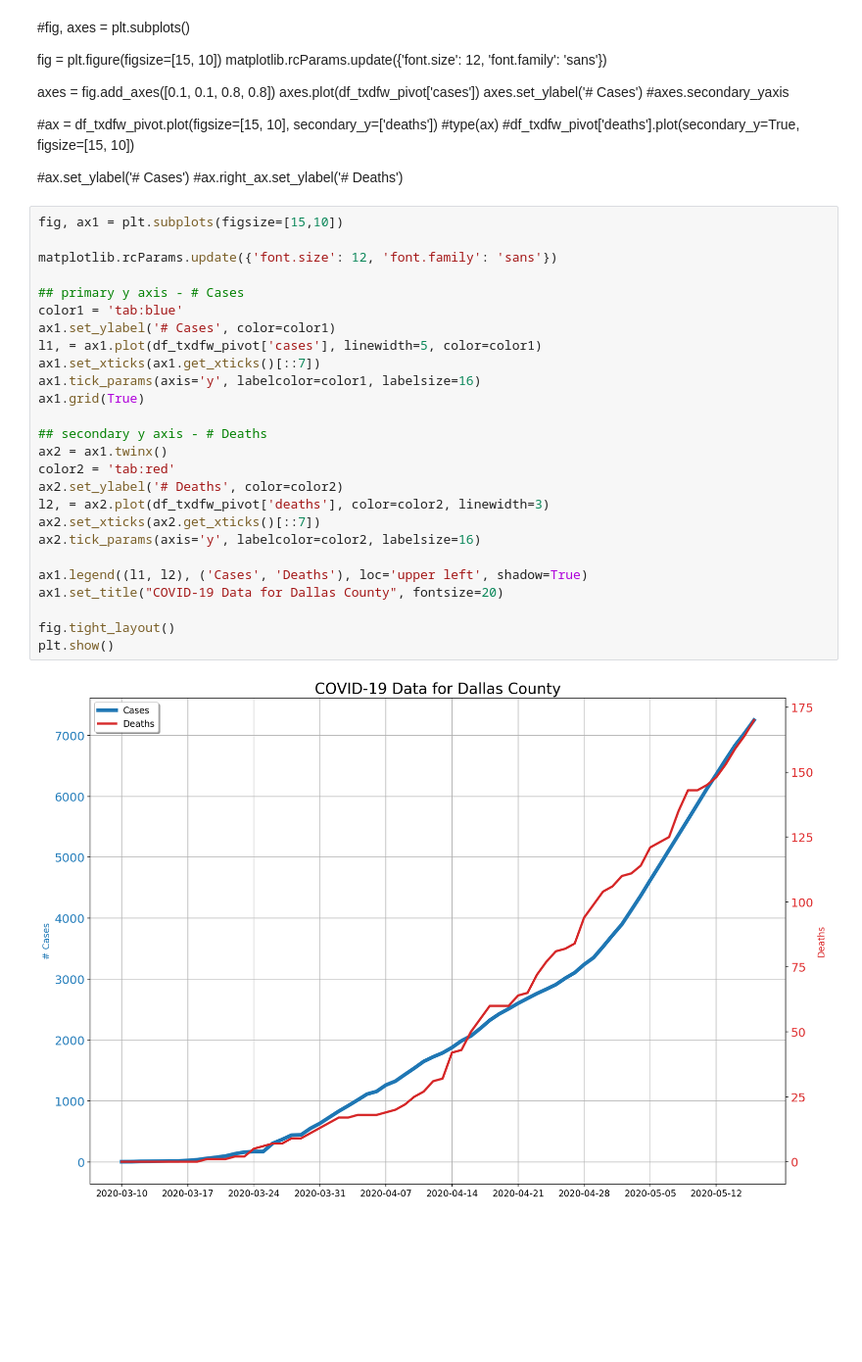
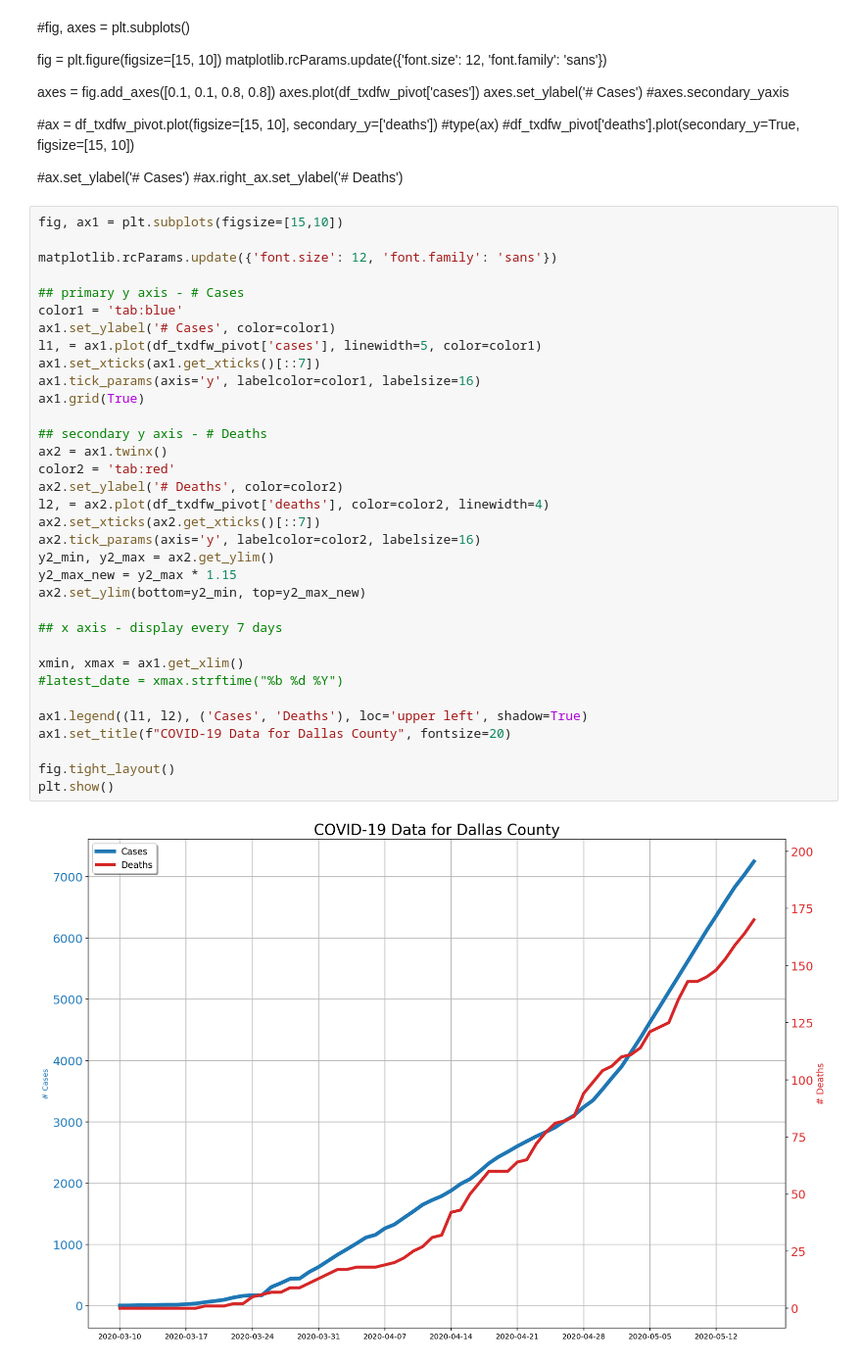
Before and after one commit to mattster/covid19analysis, a Jupyter notebook: CovidAnalysis-NYTdata.ipynb, the cells around one changed output. Shown at 98% size. Drawn from its saved outputs; the diff is of its cells as text; blank space fills up the shorter version.

```diff
--- a/CovidAnalysis-NYTdata.ipynb
+++ b/CovidAnalysis-NYTdata.ipynb
@@ -53,28 +53,36 @@ axes.set_ylabel('# Cases')
 # %%
 fig, ax1 = plt.subplots(figsize=[15,10])
 
 matplotlib.rcParams.update({'font.size': 12, 'font.family': 'sans'})
 
 ## primary y axis - # Cases
 color1 = 'tab:blue'
 ax1.set_ylabel('# Cases', color=color1)
 l1, = ax1.plot(df_txdfw_pivot['cases'], linewidth=5, color=color1)
 ax1.set_xticks(ax1.get_xticks()[::7])
 ax1.tick_params(axis='y', labelcolor=color1, labelsize=16)
 ax1.grid(True)
 
 ## secondary y axis - # Deaths
 ax2 = ax1.twinx()
 color2 = 'tab:red'
 ax2.set_ylabel('# Deaths', color=color2)
-l2, = ax2.plot(df_txdfw_pivot['deaths'], color=color2, linewidth=3)
+l2, = ax2.plot(df_txdfw_pivot['deaths'], color=color2, linewidth=4)
 ax2.set_xticks(ax2.get_xticks()[::7])
 ax2.tick_params(axis='y', labelcolor=color2, labelsize=16)
+y2_min, y2_max = ax2.get_ylim()
+y2_max_new = y2_max * 1.15
+ax2.set_ylim(bottom=y2_min, top=y2_max_new)
+
+## x axis - display every 7 days
+
+xmin, xmax = ax1.get_xlim()
+#latest_date = xmax.strftime("%b %d %Y")
 
 ax1.legend((l1, l2), ('Cases', 'Deaths'), loc='upper left', shadow=True)
-ax1.set_title("COVID-19 Data for Dallas County", fontsize=20)
+ax1.set_title(f"COVID-19 Data for Dallas County", fontsize=20)
 
 fig.tight_layout()
 plt.show()
 # %% [output]
-[figure, old version]
+[figure, new version]
```
